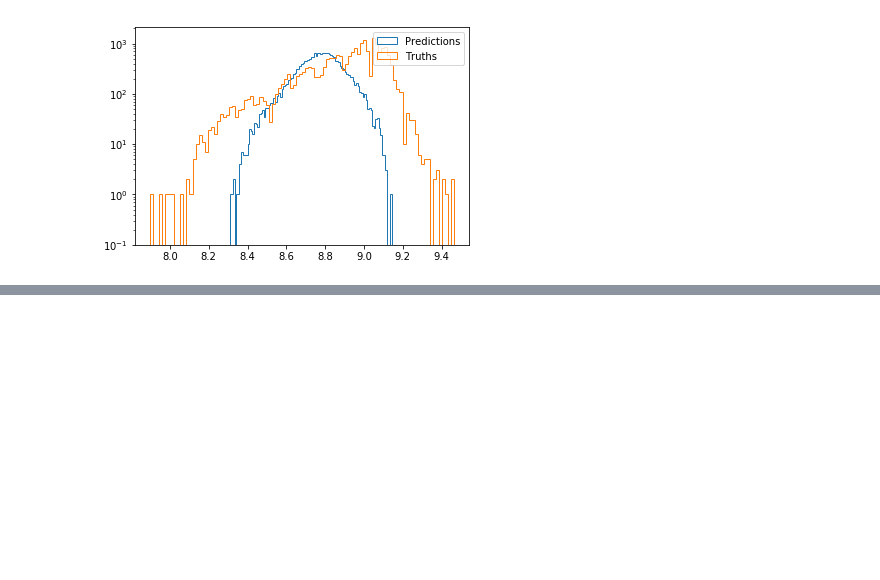
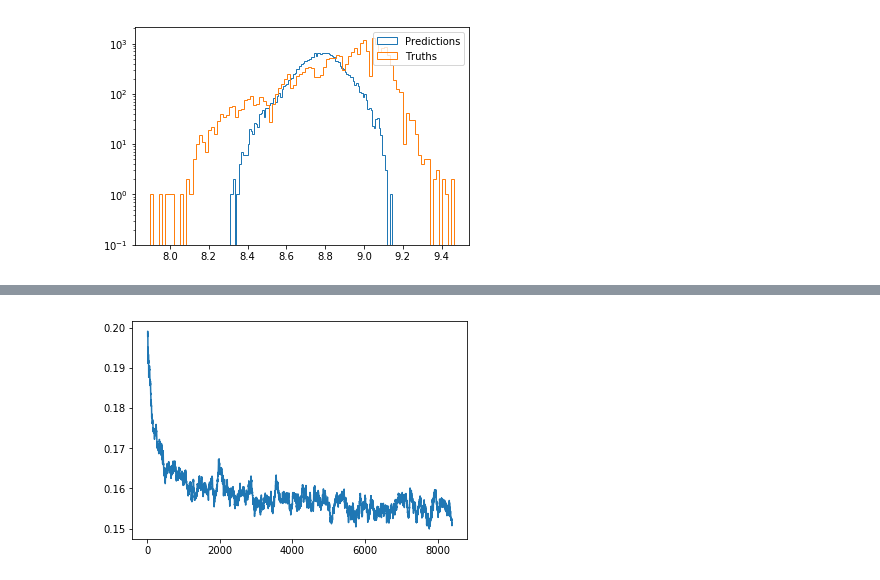
Before and after one commit to jwuphysics/galaxy-cnns, a Jupyter notebook: notebook/8. Making predictions on grayscale images.ipynb, the cells around one changed output, grey strips where cells are left out. Drawn from its saved outputs; the diff is of its cells as text; code cells hidden in the pictures; blank space fills up the shorter version.

```diff
--- a/notebook/8. Making predictions on grayscale images.ipynb
+++ b/notebook/8. Making predictions on grayscale images.ipynb
@@ -237,0 +268,2 @@ learn.crit = rmse
+# %%
+learn.fit(0.1, 1)
@@ -237,0 +275,4 @@ learn.crit = rmse
+# %%
+learn.unfreeze()
+
+learn.fit(np.array([1e-3, 1e-2, 1e-1]), n_cycle=3, cycle_mult=2)
@@ -237,0 +290,4 @@ learn.crit = rmse
+# %%
+learn.sched.plot_loss()
+# %% [output]
+[figure, added]
```
Also changed, not shown: parts of 25 cells of this notebook, 3 other files.
